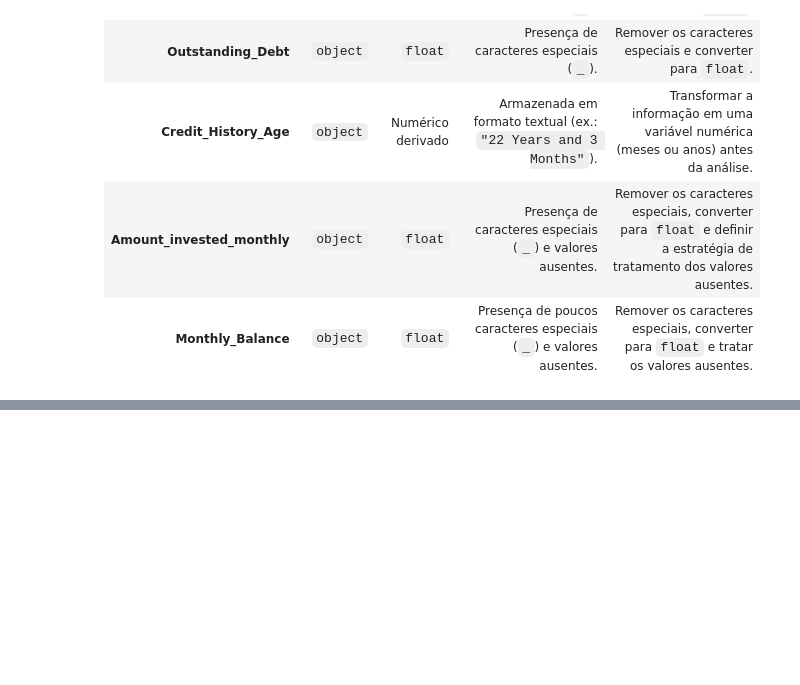
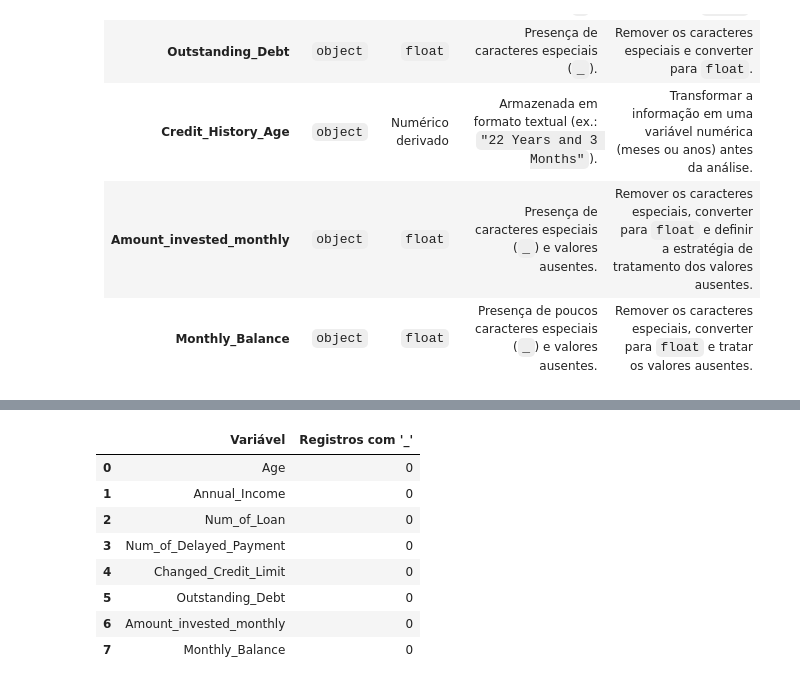
Before and after one commit to VictoriaAzevedo/credit-score-analysis, a Jupyter notebook: Projeto_Final_Credit_Score_Analysis.ipynb, the cells around one changed output, grey strips where cells are left out. Drawn from its saved outputs; the diff is of its cells as text; code cells hidden in the pictures; blank space fills up the shorter version.

```diff
--- a/Projeto_Final_Credit_Score_Analysis.ipynb
+++ b/Projeto_Final_Credit_Score_Analysis.ipynb
@@ -360,0 +385,22 @@ A investigação das variáveis numéricas armazenadas como texto mostrou que o
+# %%
+validacao = []
+
+for coluna in colunas_com_underline:
+    qtd = df_limpo[coluna].str.contains("_", na=False).sum()
+
+    validacao.append({
+        "Variável": coluna,
+        "Registros com '_'": qtd
+    })
+
+pd.DataFrame(validacao)
+# %% [output]
+|  | Variável | Registros com '_' |
+| 0 | Age | 0 |
+| 1 | Annual_Income | 0 |
+| 2 | Num_of_Loan | 0 |
+| 3 | Num_of_Delayed_Payment | 0 |
+| 4 | Changed_Credit_Limit | 0 |
+| 5 | Outstanding_Debt | 0 |
+| 6 | Amount_invested_monthly | 0 |
+| 7 | Monthly_Balance | 0 |
```
Also changed, not shown: parts of 18 cells of this notebook.
